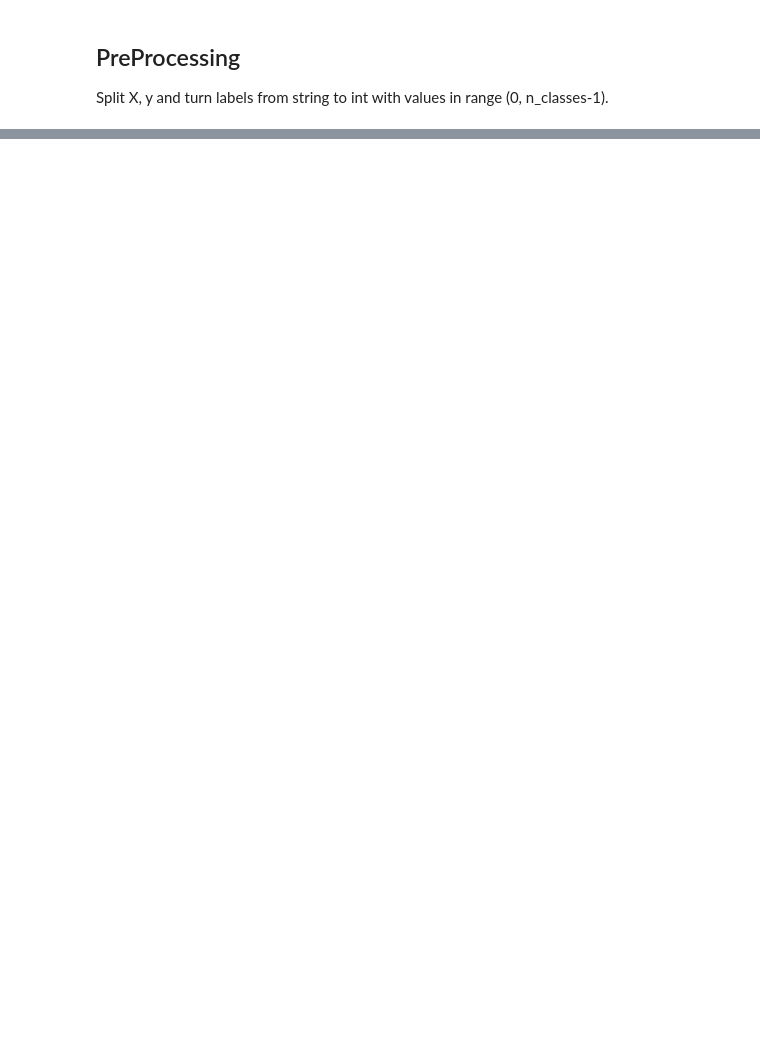
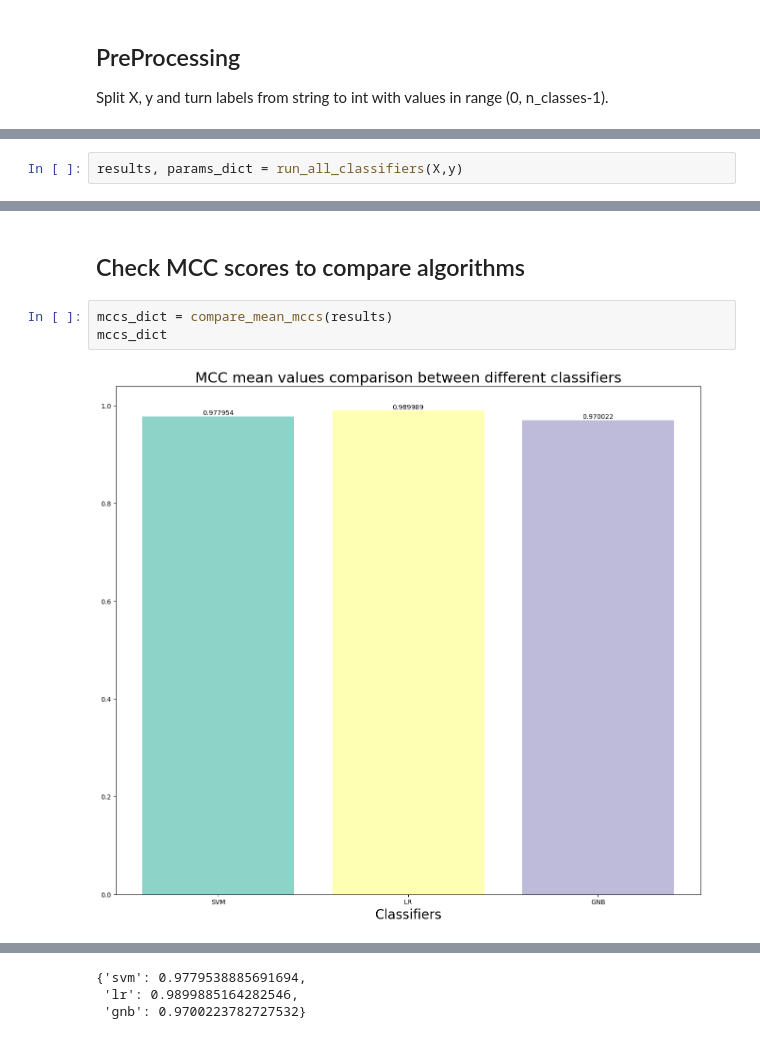
Before and after one commit to daphnetsolissou/scRNAseq-CellTypeClassifier-breast-epithelium, a Jupyter notebook: model_selection_pipeline.ipynb, the cells around one changed output, grey strips where cells are left out. Saved outputs shown, nothing was run; the diff lists cells and outputs as text; blank space fills up the shorter version.

Commit message:
Change svm algorithm to optimize and add outer cv

```diff
--- a/model_selection_pipeline.ipynb
+++ b/model_selection_pipeline.ipynb
@@ -92,0 +252,2 @@ Starting optimization for classifier svm
+# %%
+results, params_dict = run_all_classifiers(X,y)
@@ -92,0 +279,7 @@ Starting optimization for classifier svm
+# %% [markdown]
+## Check MCC scores to compare algorithms
+# %%
+mccs_dict = compare_mean_mccs(results)
+mccs_dict
+# %% [output]
+[figure, added]
@@ -92,0 +287,3 @@ Starting optimization for classifier svm
+{'svm': 0.9779538885691694,
+ 'lr': 0.9899885164282546,
+ 'gnb': 0.9700223782727532}
```
Also changed, not shown: parts of 16 cells of this notebook, 3 other files.
